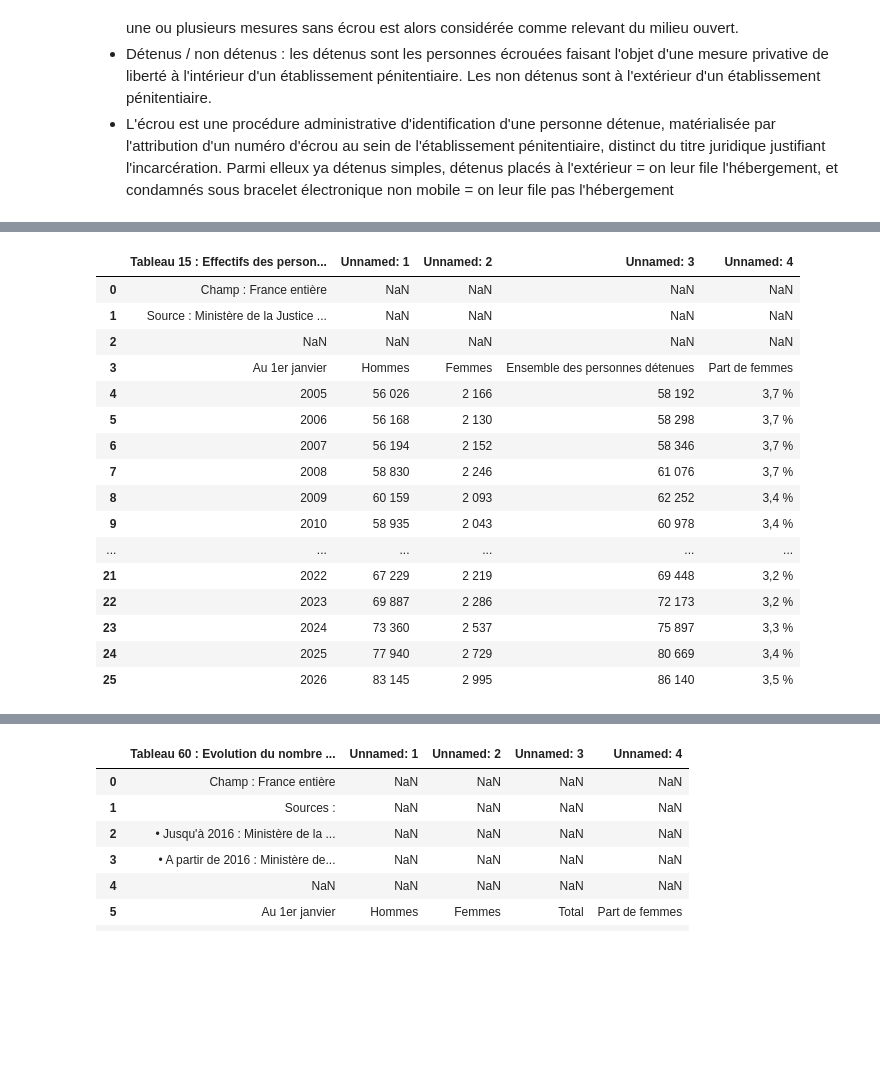
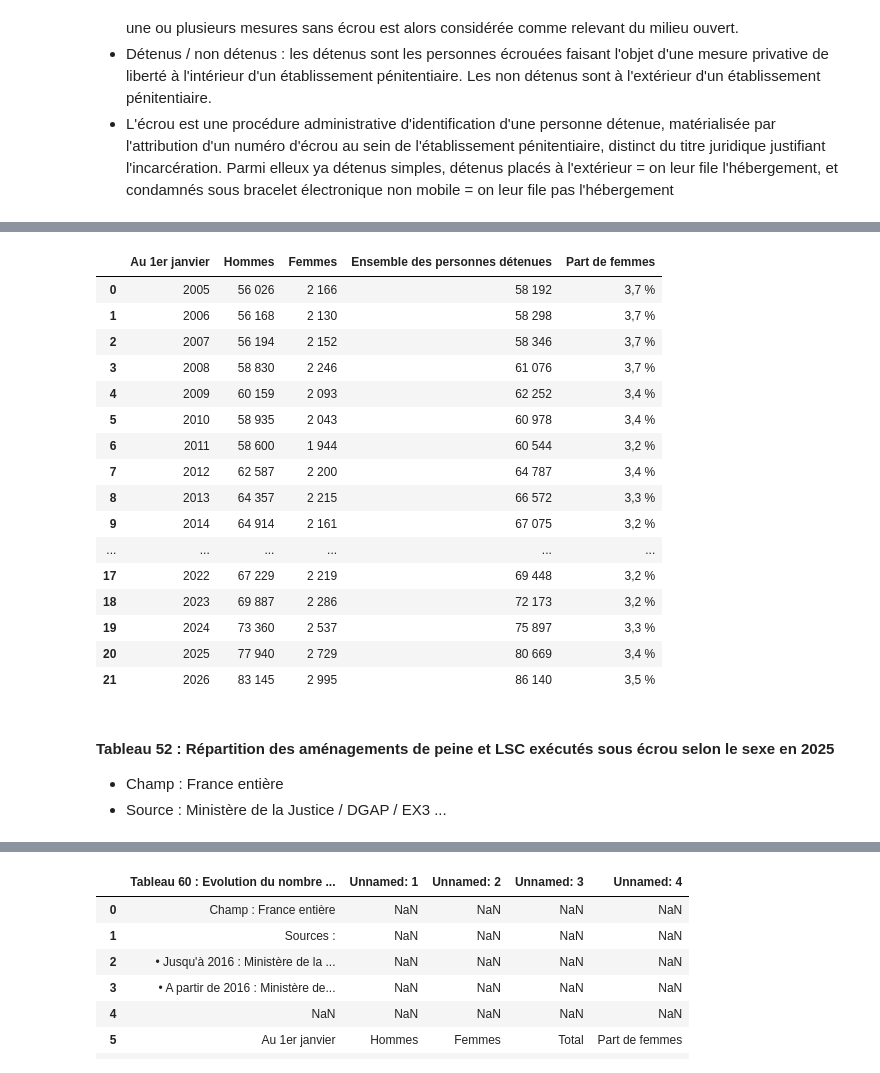
Before and after one commit to lili-dupont/python-for-data-science, a Jupyter notebook: code/notebook.ipynb, the cells around one changed output, grey strips where cells are left out. Drawn from its saved outputs; the diff is of its cells as text; code cells hidden in the pictures; blank space fills up the shorter version.

```diff
--- a/code/notebook.ipynb
+++ b/code/notebook.ipynb
@@ -88,23 +78,27 @@ dico_dfcsv["df14"].head
 # %%
-dico_dfcsv["df15"].head
+dico_dfcsv["df15"]
 # %% [output]
-|  | Tableau 15 : Effectifs des person... | Unnamed: 1 | Unnamed: 2 | Unnamed: 3 | Unnamed: 4 |
-| 0 | Champ : France entière | NaN | NaN | NaN | NaN |
-| 1 | Source : Ministère de la Justice ... | NaN | NaN | NaN | NaN |
-| 2 | NaN | NaN | NaN | NaN | NaN |
-| 3 | Au 1er janvier | Hommes | Femmes | Ensemble des personnes détenues | Part de femmes |
-| 4 | 2005 | 56 026 | 2 166 | 58 192 | 3,7 % |
-| 5 | 2006 | 56 168 | 2 130 | 58 298 | 3,7 % |
-| 6 | 2007 | 56 194 | 2 152 | 58 346 | 3,7 % |
-| 7 | 2008 | 58 830 | 2 246 | 61 076 | 3,7 % |
-| 8 | 2009 | 60 159 | 2 093 | 62 252 | 3,4 % |
-| 9 | 2010 | 58 935 | 2 043 | 60 978 | 3,4 % |
+|  | Au 1er janvier | Hommes | Femmes | Ensemble des personnes détenues | Part de femmes |
+| 0 | 2005 | 56 026 | 2 166 | 58 192 | 3,7 % |
+| 1 | 2006 | 56 168 | 2 130 | 58 298 | 3,7 % |
+| 2 | 2007 | 56 194 | 2 152 | 58 346 | 3,7 % |
+| 3 | 2008 | 58 830 | 2 246 | 61 076 | 3,7 % |
+| 4 | 2009 | 60 159 | 2 093 | 62 252 | 3,4 % |
+| 5 | 2010 | 58 935 | 2 043 | 60 978 | 3,4 % |
+| 6 | 2011 | 58 600 | 1 944 | 60 544 | 3,2 % |
+| 7 | 2012 | 62 587 | 2 200 | 64 787 | 3,4 % |
+| 8 | 2013 | 64 357 | 2 215 | 66 572 | 3,3 % |
+| 9 | 2014 | 64 914 | 2 161 | 67 075 | 3,2 % |
 | ... | ... | ... | ... | ... | ... |
-| 21 | 2022 | 67 229 | 2 219 | 69 448 | 3,2 % |
-| 22 | 2023 | 69 887 | 2 286 | 72 173 | 3,2 % |
-| 23 | 2024 | 73 360 | 2 537 | 75 897 | 3,3 % |
-| 24 | 2025 | 77 940 | 2 729 | 80 669 | 3,4 % |
-| 25 | 2026 | 83 145 | 2 995 | 86 140 | 3,5 % |
+| 17 | 2022 | 67 229 | 2 219 | 69 448 | 3,2 % |
+| 18 | 2023 | 69 887 | 2 286 | 72 173 | 3,2 % |
+| 19 | 2024 | 73 360 | 2 537 | 75 897 | 3,3 % |
+| 20 | 2025 | 77 940 | 2 729 | 80 669 | 3,4 % |
+| 21 | 2026 | 83 145 | 2 995 | 86 140 | 3,5 % |
+# %% [markdown]
+#### Tableau 52 : Répartition des aménagements de peine et LSC exécutés sous écrou selon le sexe en 2025
+- Champ : France entière
+- Source : Ministère de la Justice / DGAP / EX3 ...
 # %%
 dico_dfcsv["df52"]
 # %% [output]
```
Also changed, not shown: parts of 12 cells of this notebook.
